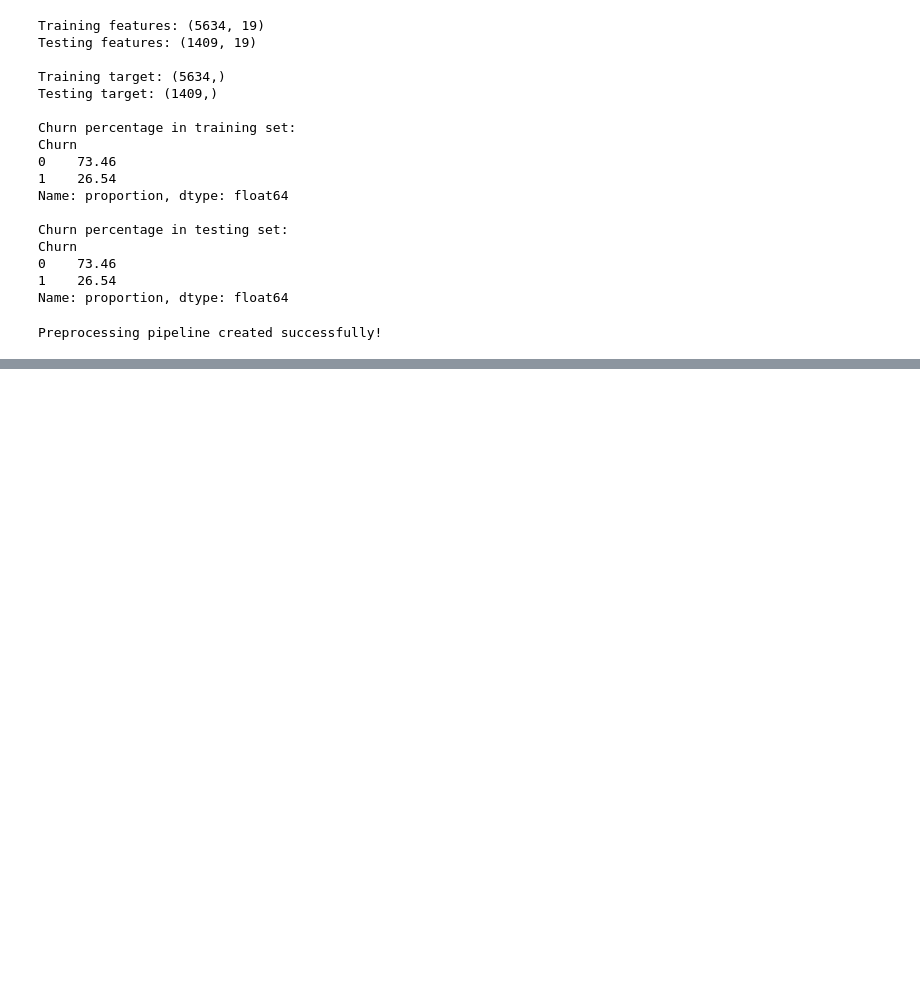
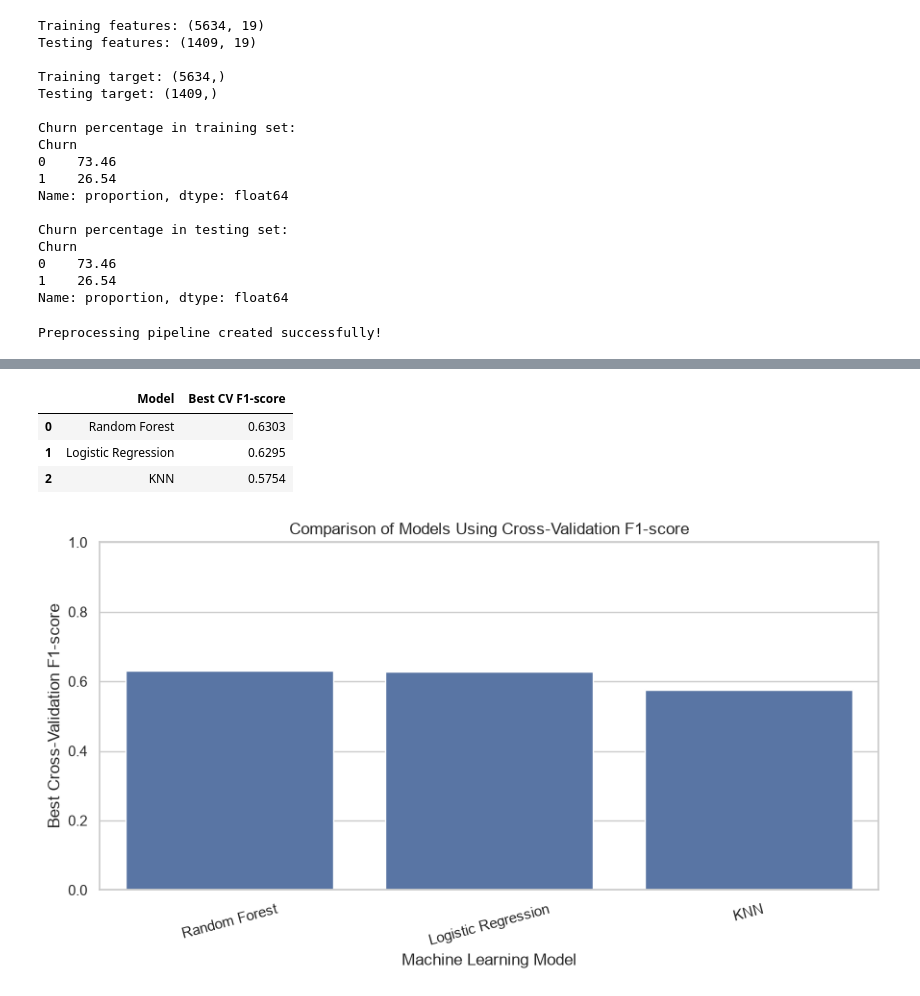
Before and after one commit to Janithma07/Machine-Learning-CW, a Jupyter notebook: notebooks/telco_churn_analysis.ipynb, the cells around one changed output, grey strips where cells are left out. Cells and saved outputs as stored; diff of their text form; code cells hidden in the pictures; blank space fills up the shorter version.

Commit message:
Machine Learning Model Development

```diff
--- a/notebooks/telco_churn_analysis.ipynb
+++ b/notebooks/telco_churn_analysis.ipynb
@@ -554,0 +609,19 @@ Preprocessing pipeline created successfully!
+# %%
+# Create the Logistic Regression machine learning pipeline
+lr_pipeline = Pipeline(steps=[
+    ("preprocessor", preprocessor),
+    ("classifier", LogisticRegression(
+        max_iter=2000,
+        random_state=42
+    ))
+])
+
+# Define the hyperparameters to test
+lr_param_grid = {
+    "classifier__C": [0.01, 0.1, 1, 10, 100],
+    "classifier__class_weight": [None, "balanced"]
+}
+
+print("Logistic Regression pipeline created successfully!")
+print("\nHyperparameters selected for testing:")
+print(lr_param_grid)
@@ -554,0 +747,41 @@ Preprocessing pipeline created successfully!
+# %%
+
+# Compare the best cross-validation F1-scores of all three models
+cv_results = pd.DataFrame({
+    "Model": ["KNN", "Logistic Regression", "Random Forest"],
+    "Best CV F1-score": [
+        knn_search.best_score_,
+        lr_search.best_score_,
+        rf_search.best_score_
+    ]
+})
+
+# Sort models from highest to lowest F1-score
+cv_results = cv_results.sort_values(
+    by="Best CV F1-score",
+    ascending=False
+).reset_index(drop=True)
+
+# Display the comparison table
+display(cv_results.round(4))
+
+# Visualise the comparison
+plt.figure(figsize=(9, 5))
+sns.barplot(
+    data=cv_results,
+    x="Model",
+    y="Best CV F1-score"
+)
+plt.title("Comparison of Models Using Cross-Validation F1-score")
+plt.xlabel("Machine Learning Model")
+plt.ylabel("Best Cross-Validation F1-score")
+plt.ylim(0, 1)
+plt.xticks(rotation=15)
+plt.tight_layout()
+plt.show()
+# %% [output]
+|  | Model | Best CV F1-score |
+| 0 | Random Forest | 0.6303 |
+| 1 | Logistic Regression | 0.6295 |
+| 2 | KNN | 0.5754 |
+[figure, added]
```
Also changed, not shown: parts of 11 cells of this notebook.
